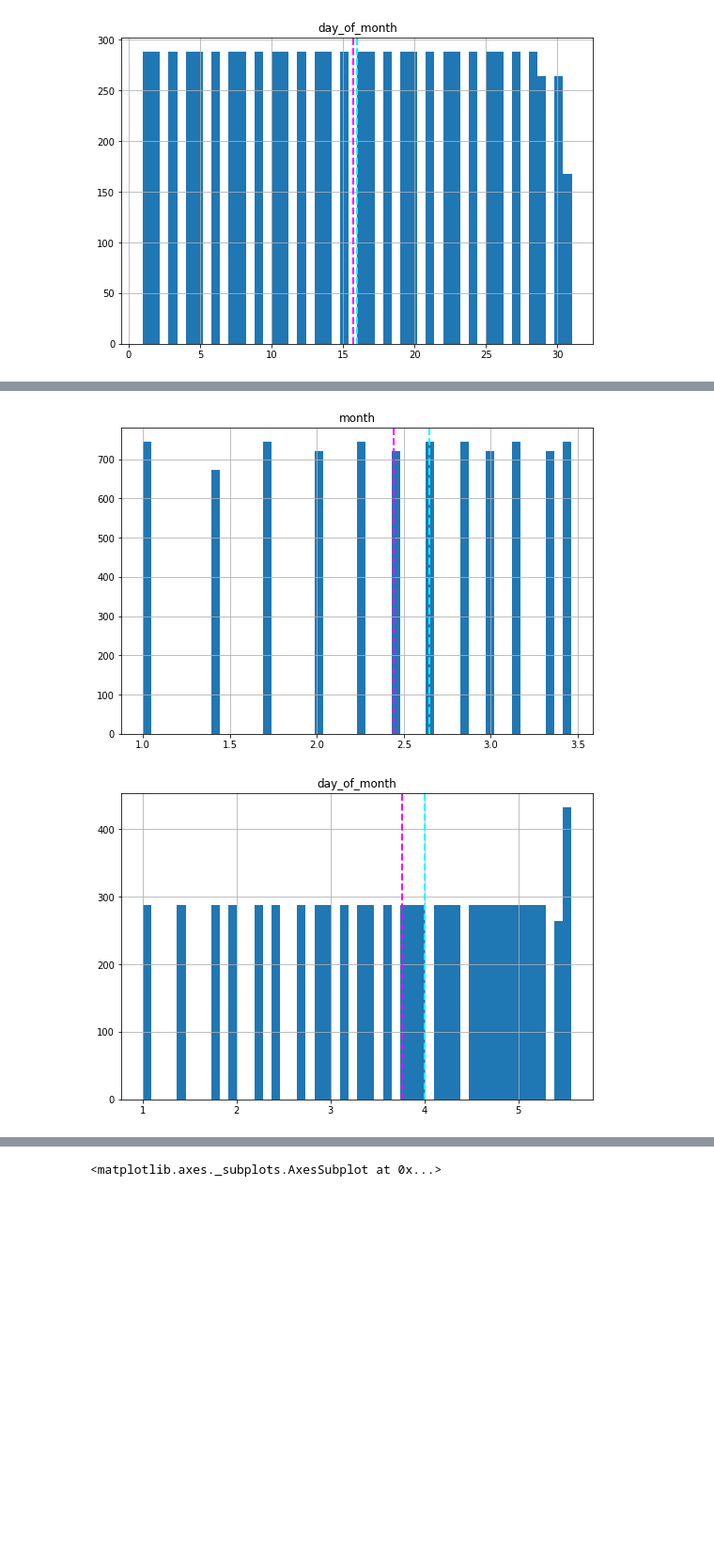
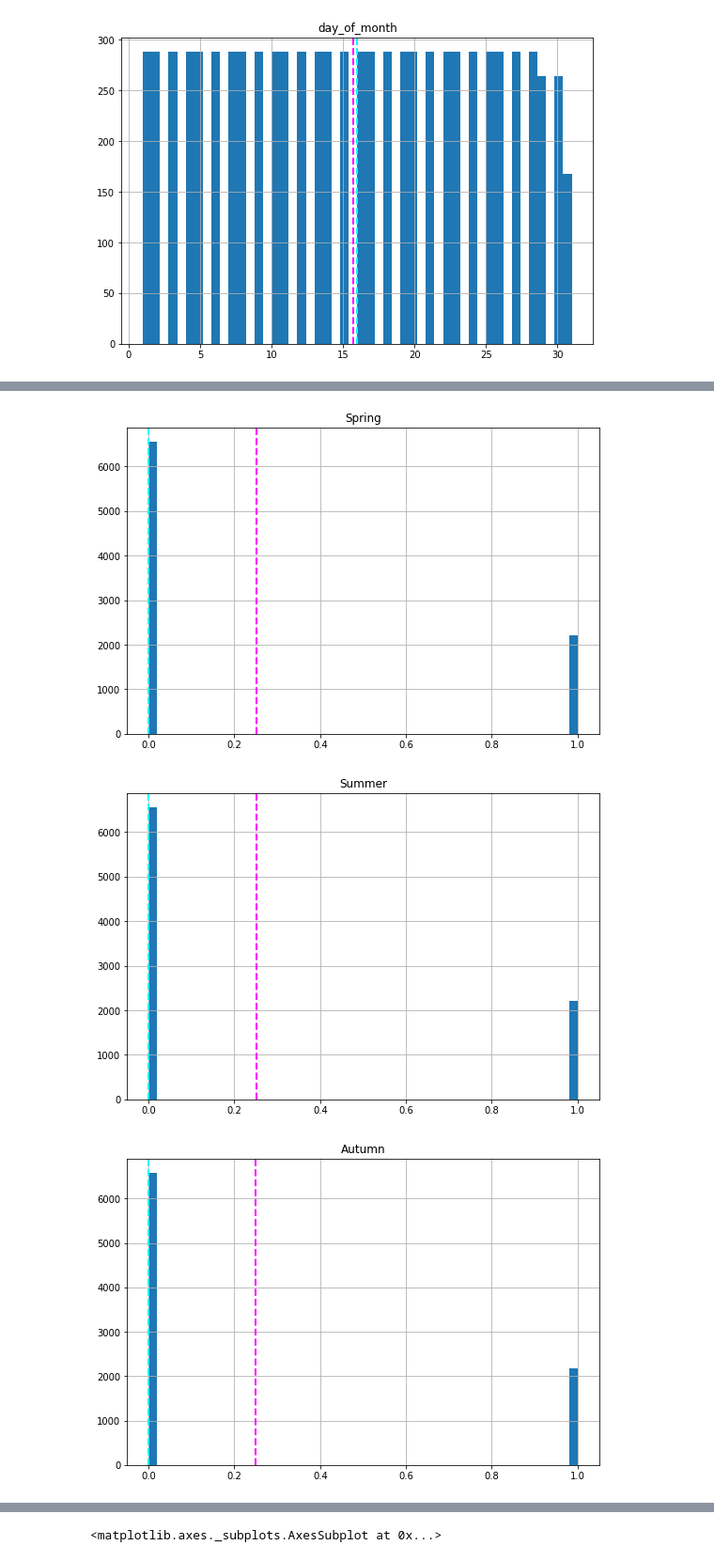
Before and after one commit to Neeraj6maths/Bike-sharing-demand-prediction-regression, a Jupyter notebook: Bike_Sharing_Demand_Prediction_Capstone_Project.ipynb, the cells around one changed output, grey strips where cells are left out. Shown at 94% size. Saved outputs shown, nothing was run; the diff lists cells and outputs as text; code cells hidden in the pictures; blank space fills up the shorter version.

```diff
--- a/Bike_Sharing_Demand_Prediction_Capstone_Project.ipynb
+++ b/Bike_Sharing_Demand_Prediction_Capstone_Project.ipynb
@@ -434,0 +424,6 @@ plt.show()
+# %%
+skewed_features = []
+for col in data_copy.columns:
+  skewness = data_copy[col].skew(axis = 0)
+  if skewness < -0.75 or skewness > 0.75:
+    skewed_features.append(col)
@@ -435,5 +434,7 @@ plt.show()
 # %%
-for col in numeric_features[2:]:
+# Applying sqrt transformation
+
+for col in skewed_features:
     fig = plt.figure(figsize=(9, 6))
     ax = fig.gca()
     feature = np.sqrt(data_copy[col])
@@ -454,2 +455,3 @@ plt.show()
-[figure, old version]
+[figure, new version]
-[figure, old version]
+[figure, new version]
+[figure, added]
```
Also changed, not shown: parts of 84 cells of this notebook.
